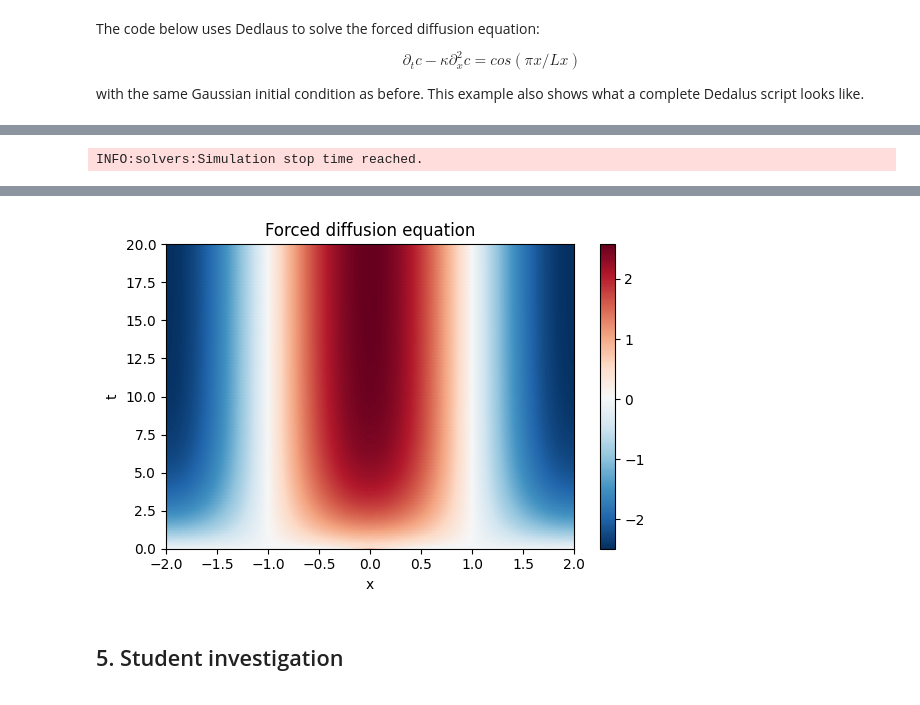
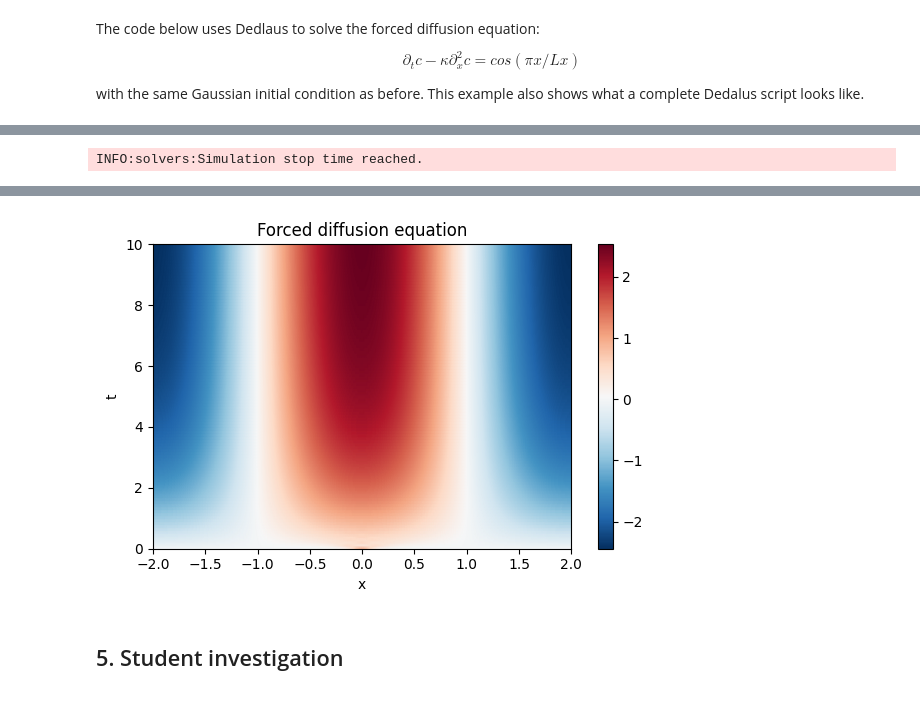
Before and after one commit to ananyaaa-j/QCES, a Jupyter notebook: Project1_dedalus.ipynb, the cells around one changed output, grey strips where cells are left out. Saved outputs shown, nothing was run; the diff lists cells and outputs as text; code cells hidden in the pictures.

```diff
--- a/Project1_dedalus.ipynb
+++ b/Project1_dedalus.ipynb
@@ -334,7 +332,7 @@ problem.add_equation("dt(c) - kappa * dx(dx(c)) = f_x"); # Write out the equatio
 timestepper = dedalus.CNAB1
 solver = problem.build_solver(timestepper)
 
-solver.stop_sim_time = 20 # Stop at 10 simulation time units
+solver.stop_sim_time = 10 # Stop at 10 simulation time units
 
 # Main loop
 timestep = 0.1 # originally 0.1
@@ -366,4 +364,4 @@ INFO:solvers:Simulation stop time reached.
-[figure, old version]
+[figure, new version]
 # %% [markdown]
 ## 5. Student investigation
 <a id='student_investigation'></a>
```
Also changed, not shown: parts of 11 cells of this notebook.
